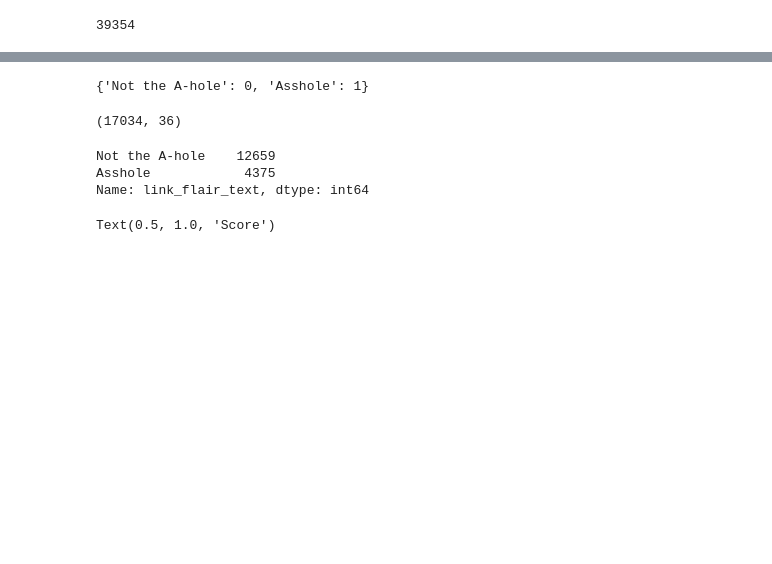
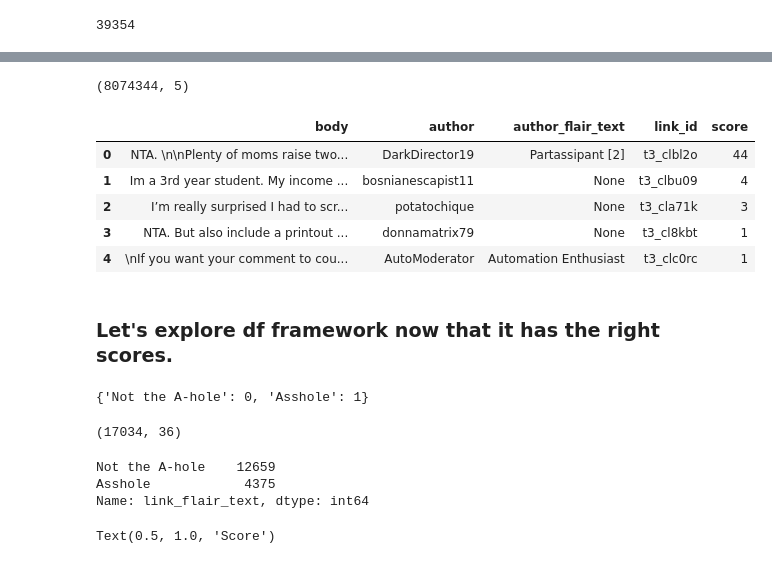
Before and after one commit to JeremyWeidner/AITA, a Jupyter notebook: AITA_Audrey.ipynb, the cells around one changed output, grey strips where cells are left out. Saved outputs shown, nothing was run; the diff lists cells and outputs as text; code cells hidden in the pictures; blank space fills up the shorter version.

```diff
--- a/AITA_Audrey.ipynb
+++ b/AITA_Audrey.ipynb
@@ -200,0 +509,12 @@ len(df)
+# %%
+# API request
+query_job_com = client.query(QUERY_com)
+
+# Waits for query to finish
+rows_com = query_job_com.result()
+#for row in rows:
+#    print(row.name)
+df_com = query_job_com.to_dataframe()
+df_com.shape
+# %% [output]
+(8074344, 5)
@@ -200,0 +523,2 @@ len(df)
+# %%
+df_com = pd.read_pickle('reddit_aita_com_2019_08.pickle')
@@ -201,3 +527,16 @@ len(df)
+# %%
+# subset comment df for max score
+com_score = pd.DataFrame(df_com.groupby(['post_id'])['score'].max().reset_index())
+com_score.columns = ['id','com_score']
+# %% [output]
+|  | body | author | author_flair_text | link_id | score |
+| 0 | NTA. \n\nPlenty of moms raise two... | DarkDirector19 | Partassipant [2] | t3_clbl2o | 44 |
+| 1 | Im a 3rd year student. My income ... | bosnianescapist11 | None | t3_clbu09 | 4 |
+| 2 | I’m really surprised I had to scr... | potatochique | None | t3_cla71k | 3 |
+| 3 | NTA. But also include a printout ... | donnamatrix79 | None | t3_cl8kbt | 1 |
+| 4 | \nIf you want your comment to cou... | AutoModerator | Automation Enthusiast | t3_clc0rc | 1 |
+# %% [markdown]
+### Let's explore df framework now that it has the right scores.
 # %%
 # pretty massive amount of posts with basically zero engagement
 # Take upper quartile of posts for more substantive dataset
```
Also changed, not shown: parts of 19 cells of this notebook.
